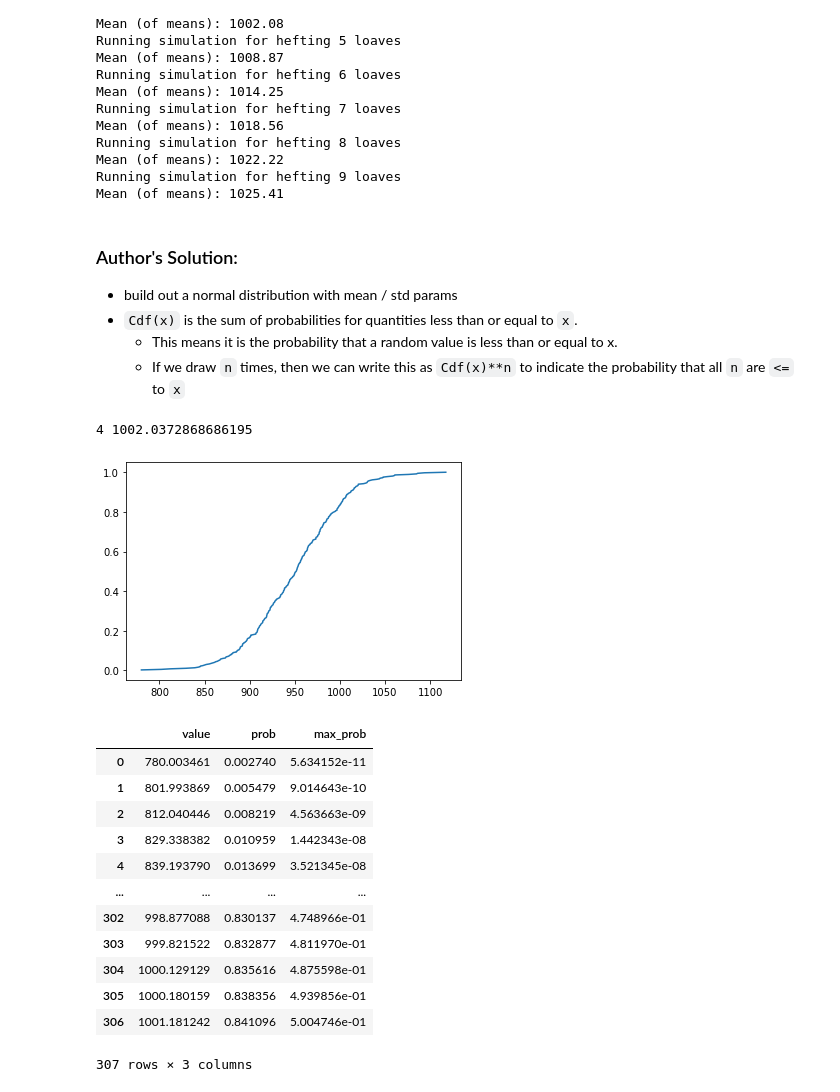
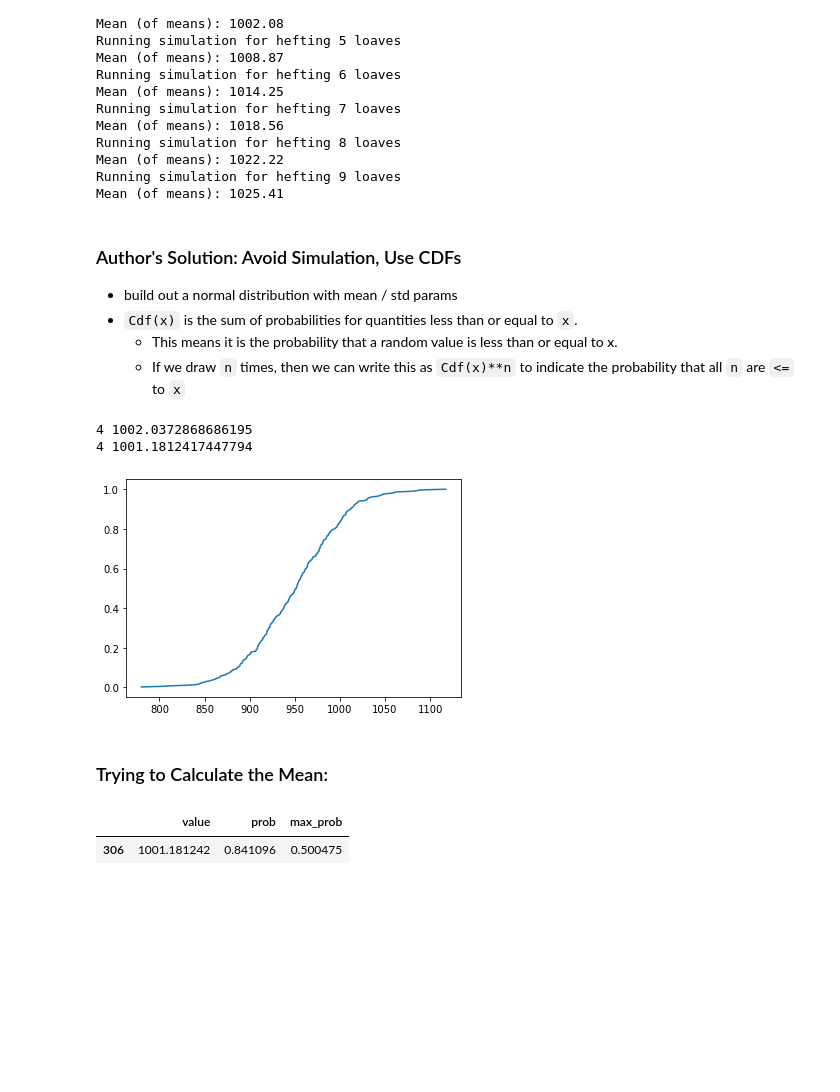
Before and after one commit to dwanneruchi/think_bayes_notes, a Jupyter notebook: exercises/ch07.ipynb, the cells around one changed output. Drawn from its saved outputs; the diff is of its cells as text; code cells hidden in the pictures; blank space fills up the shorter version.

```diff
--- a/exercises/ch07.ipynb
+++ b/exercises/ch07.ipynb
@@ -350,7 +330,7 @@ Mean (of means): 1022.22
 Running simulation for hefting 9 loaves
 Mean (of means): 1025.41
 # %% [markdown]
-### Author's Solution:
+### Author's Solution: Avoid Simulation, Use CDFs
 
 - build out a normal distribution with mean / std params
 - `Cdf(x)` is the sum of probabilities for quantities less than or equal to `x`.
@@ -373,9 +353,13 @@ cdf.plot(label='one loaf');
 n = 4
 cdf_max = cdf.max_dist(n)
 print(n, cdf_max.mean())
+print(n, cdf_max.median())
 # %% [output]
 4 1002.0372868686195
+4 1001.1812417447794
 [figure]
+# %% [markdown]
+### Trying to Calculate the Mean:
 # %%
 # Same as what was done in the chapter
 new_df = pd.concat([pd.Series(cdf.index.values), pd.Series(cdf.values)], axis = 1)
@@ -387,18 +371,7 @@ new_df['max_prob'] = out
 # %%
 # This would be our median....struggling to actually back into mean
 # Need to get values * prob?
-new_df[np.round(new_df.max_prob,2) <= 0.5]
+new_df[np.round(new_df.max_prob,2) <= 0.5].tail(1)
 # %% [output]
 |  | value | prob | max_prob |
-| 0 | 780.003461 | 0.002740 | 5.634152e-11 |
-| 1 | 801.993869 | 0.005479 | 9.014643e-10 |
-| 2 | 812.040446 | 0.008219 | 4.563663e-09 |
-| 3 | 829.338382 | 0.010959 | 1.442343e-08 |
-| 4 | 839.193790 | 0.013699 | 3.521345e-08 |
-| ... | ... | ... | ... |
-| 302 | 998.877088 | 0.830137 | 4.748966e-01 |
-| 303 | 999.821522 | 0.832877 | 4.811970e-01 |
-| 304 | 1000.129129 | 0.835616 | 4.875598e-01 |
-| 305 | 1000.180159 | 0.838356 | 4.939856e-01 |
-| 306 | 1001.181242 | 0.841096 | 5.004746e-01 |
+| 306 | 1001.181242 | 0.841096 | 0.500475 |
-307 rows × 3 columns
```
Also changed, not shown: parts of 11 cells of this notebook.
